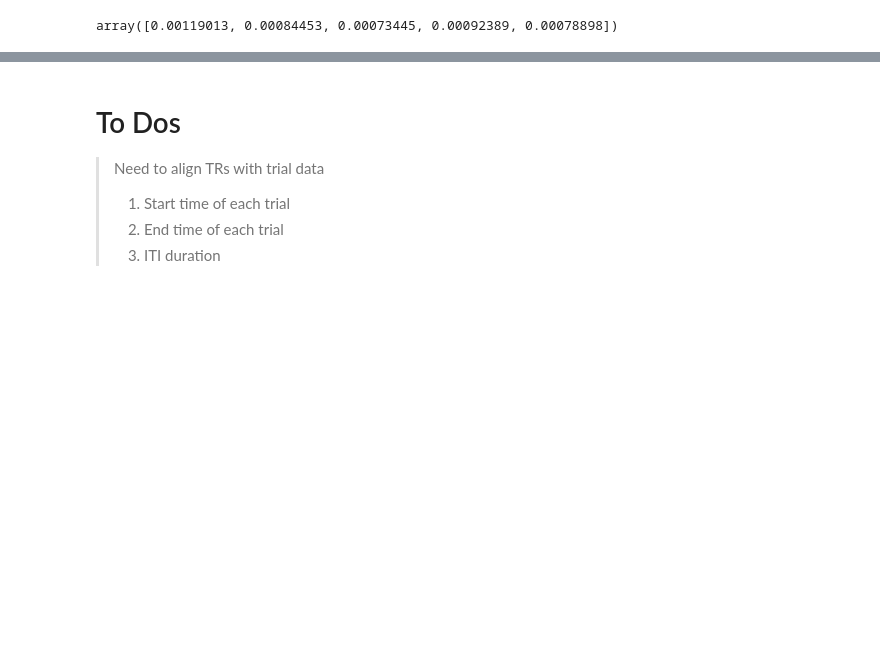
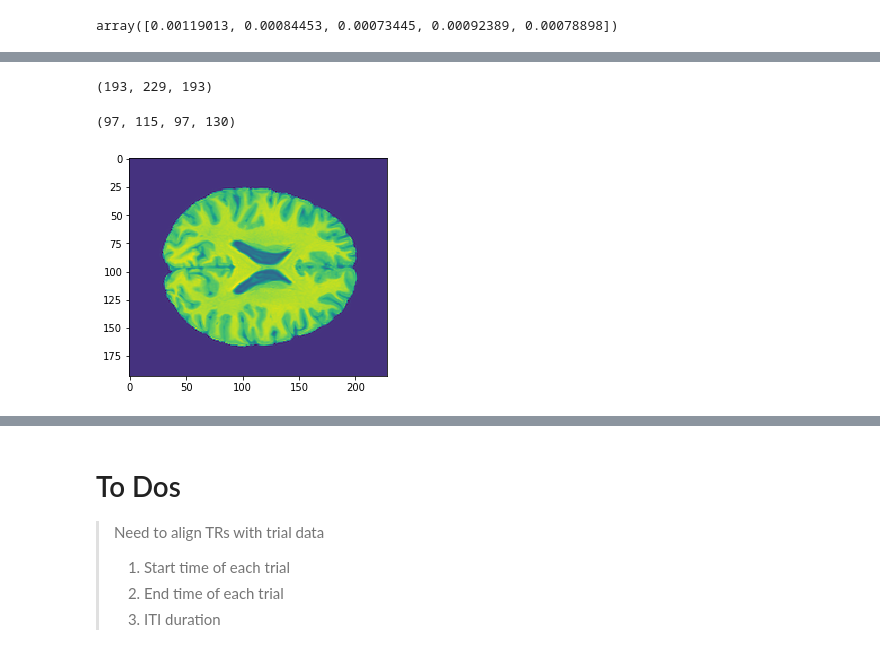
Before and after one commit to danieljwilson/cogReg_fMRI, a Jupyter notebook: 3_experiment/3_3_data_analysis/fr_localizer_neural.ipynb, the cells around one changed output, grey strips where cells are left out. Saved outputs shown, nothing was run; the diff lists cells and outputs as text; code cells hidden in the pictures; blank space fills up the shorter version.

```diff
--- a/3_experiment/3_3_data_analysis/fr_localizer_neural.ipynb
+++ b/3_experiment/3_3_data_analysis/fr_localizer_neural.ipynb
@@ -203,0 +213,3 @@ array([0.00119013, 0.00084453, 0.00073445, 0.00092389, 0.00078898])
+# %%
+anat = nib.load(os.path.join(root_dir, 'derivatives','fmriprep','sub-102', 'anat',
+                             'sub-102_space-MNI152NLin2009cAsym_desc-preproc_T1w.nii.gz'))
@@ -203,0 +219,12 @@ array([0.00119013, 0.00084453, 0.00073445, 0.00092389, 0.00078898])
+# %%
+anat.shape
+# %% [output]
+(193, 229, 193)
+# %%
+bold.shape
+# %% [output]
+(97, 115, 97, 130)
+# %%
+plt.imshow(anat.get_data()[:,:,100]);
+# %% [output]
+[figure, added]
```
Also changed, not shown: parts of 16 cells of this notebook.
